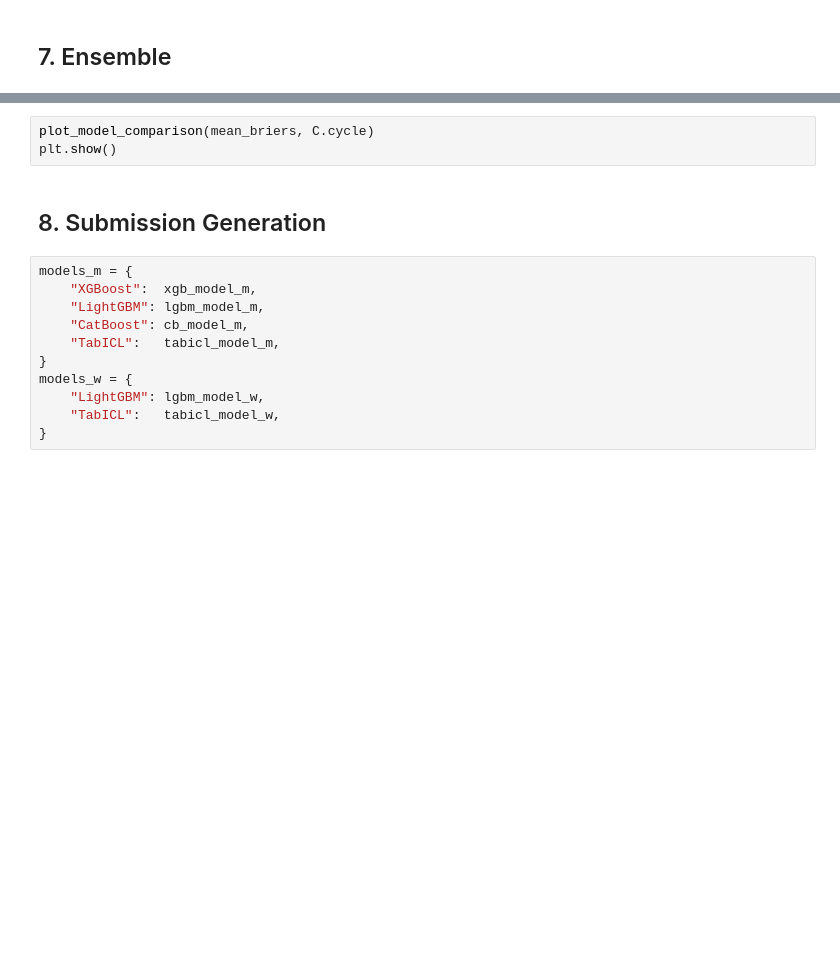
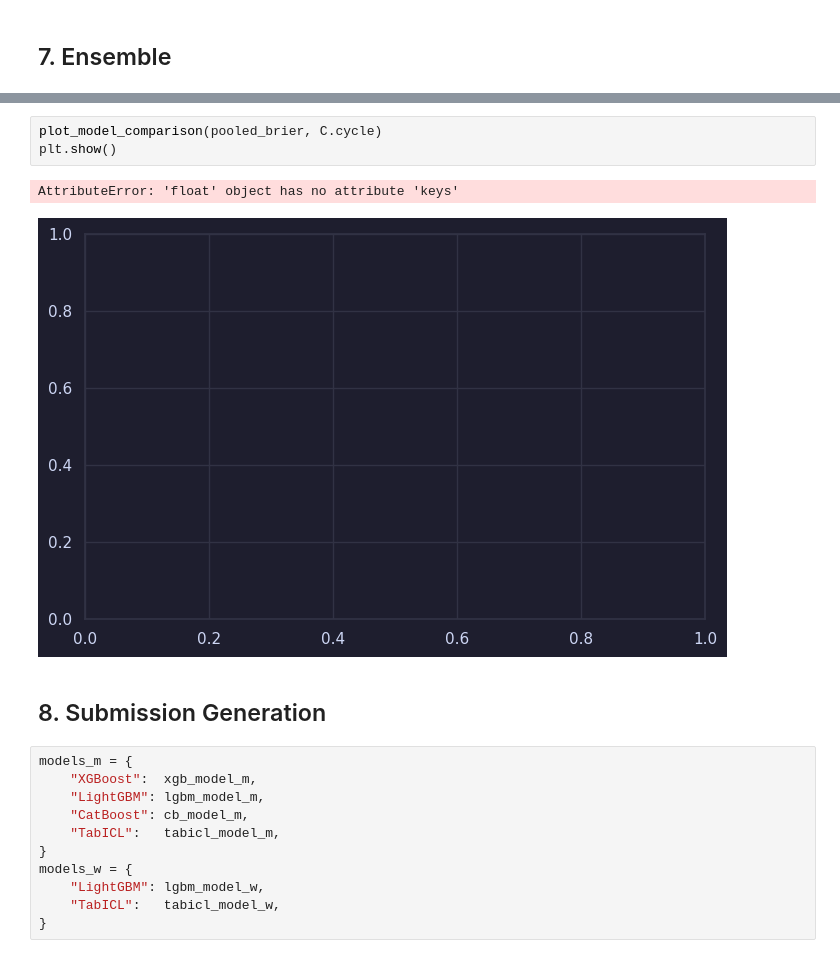
Before and after one commit to aelhajj/kaggle_march_ml_mania_2026, a Jupyter notebook: notebook.ipynb, the cells around one changed output, grey strips where cells are left out. Cells and saved outputs as stored; diff of their text form; blank space fills up the shorter version.

```diff
--- a/notebook.ipynb
+++ b/notebook.ipynb
@@ -863,6 +955,9 @@ print(f"  Women's pooled (22-25): {brier_score(y_w.values[mask_w_2225], oof_ens_
 # %%
-plot_model_comparison(mean_briers, C.cycle)
+plot_model_comparison(pooled_brier, C.cycle)
 plt.show()
+# %% [output]
+AttributeError: 'float' object has no attribute 'keys'
+[figure, added]
 # %% [markdown]
 ## 8. Submission Generation
 # %%
```
Also changed, not shown: parts of 18 cells of this notebook.
